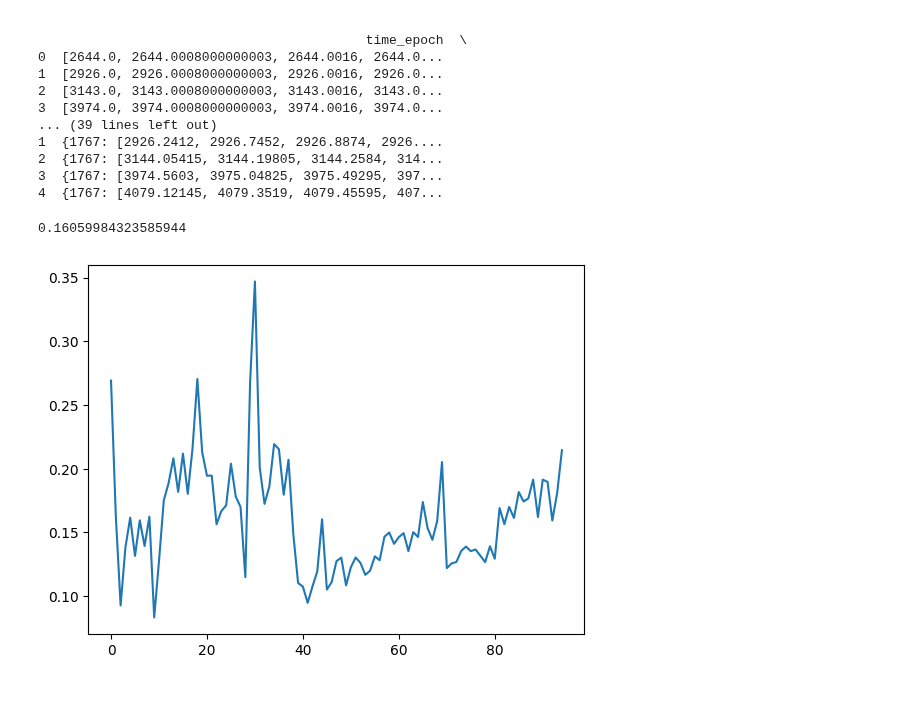
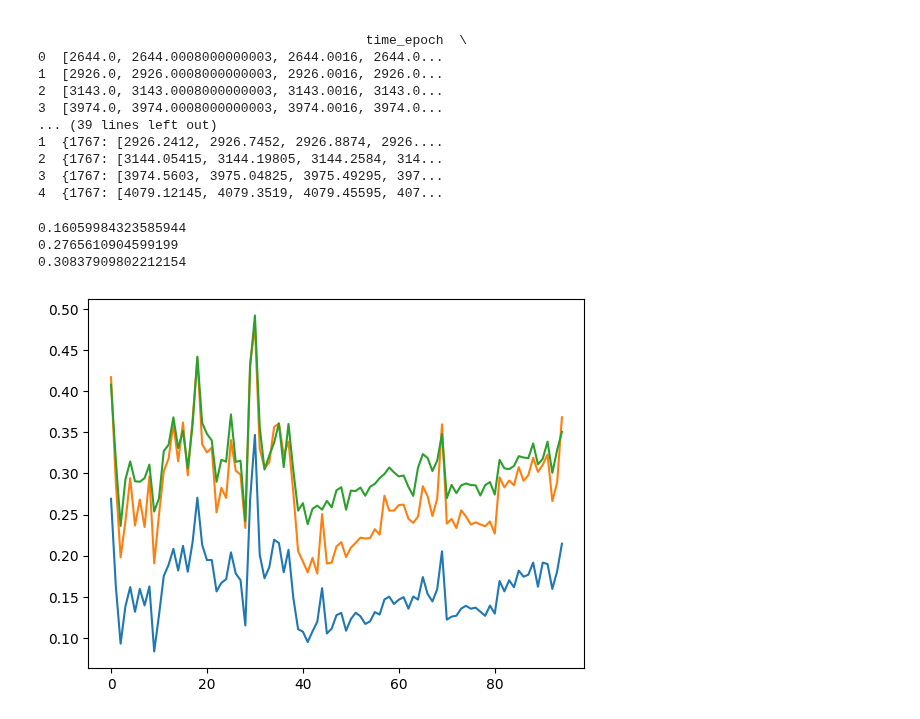
Before and after one commit to Gabbag2/health_hackathon, a Jupyter notebook: notebook_example.ipynb, the cells around one changed output. Cells and saved outputs as stored; diff of their text form; code cells hidden in the pictures.

```diff
--- a/notebook_example.ipynb
+++ b/notebook_example.ipynb
@@ -412,18 +412,28 @@ print(df.head())
 # %%
 def compute_lfp_correlation(df,name1,name2):
     bla = df[name1]
     dHPC = df[name2]
     long = bla.shape[0]
     correlation_values = []
     for i in range(long):
         bla_i = bla[i]
         dHPC_i = dHPC[i]
         correlation_values.append(np.corrcoef(bla_i, dHPC_i)[0, 1])
     return correlation_values
 
 correlation_values = compute_lfp_correlation(df,'vHPC_lfp','dHPC_lfp')
 plt.plot(correlation_values)
 print(np.mean(np.array(correlation_values)))
+
+correlation_values = compute_lfp_correlation(df,'bla_lfp','dHPC_lfp')
+plt.plot(correlation_values)
+print(np.mean(np.array(correlation_values)))
+
+correlation_values = compute_lfp_correlation(df,'bla_lfp','vHPC_lfp')
+plt.plot(correlation_values)
+print(np.mean(np.array(correlation_values)))
 # %% [output]
 0.16059984323585944
+0.2765610904599199
+0.30837909802212154
-[figure, old version]
+[figure, new version]
```
Also changed, not shown: parts of 3 cells of this notebook, 4 other files.
